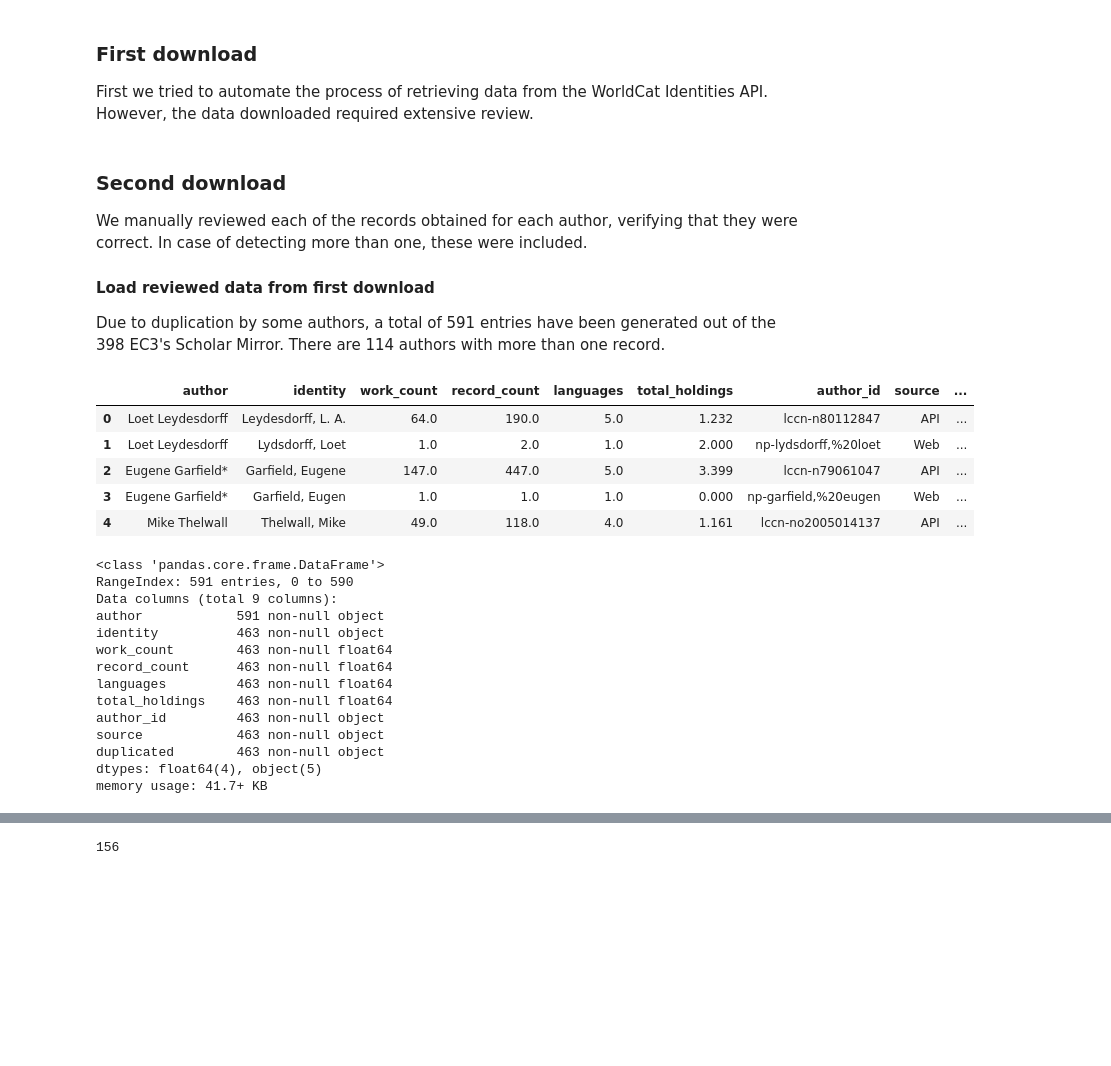
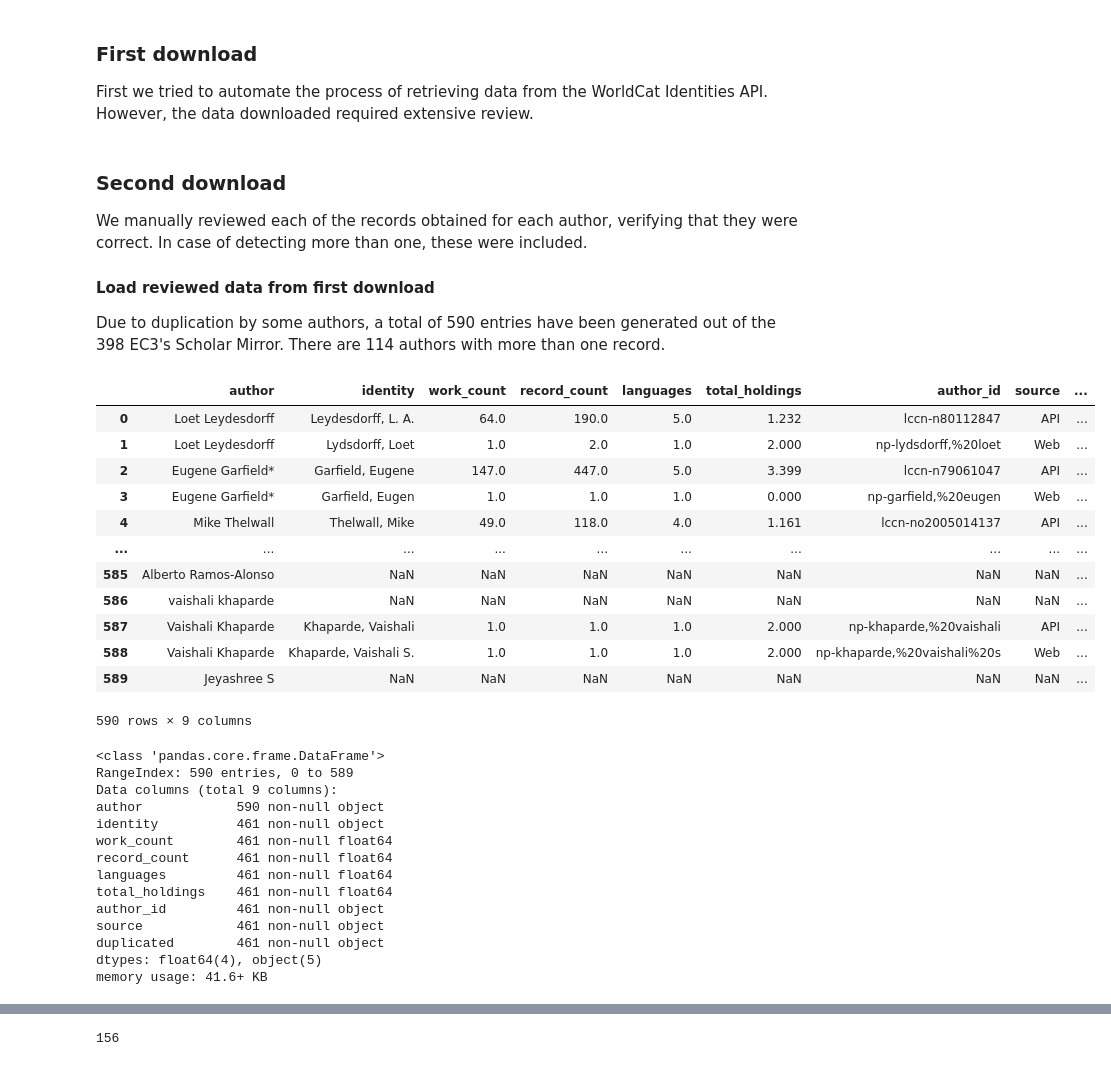
Before and after one commit to Wences91/library_catalog_wi, a Jupyter notebook: index.ipynb, the cells around one changed output, grey strips where cells are left out. Cells and saved outputs as stored; diff of their text form; code cells hidden in the pictures; blank space fills up the shorter version.

```diff
--- a/index.ipynb
+++ b/index.ipynb
@@ -24,37 +25,44 @@ First we tried to automate the process of retrieving data from the WorldCat Iden
 We manually reviewed each of the records obtained for each author, verifying that they were correct. In case of detecting more than one, these were included.
 
 #### Load reviewed data from first download
-Due to duplication by some authors, a total of 591 entries have been generated out of the 398 EC3's Scholar Mirror. There are 114 authors with more than one record.
+Due to duplication by some authors, a total of 590 entries have been generated out of the 398 EC3's Scholar Mirror. There are 114 authors with more than one record.
 # %%
-fixed_authors = pandas.read_csv('data/Fixed_Authors.tsv',
-                               sep = '\t',
-                               na_values = 'NA',
-                               header = 0)
-fixed_authors.head()
+fixed_authors = pd.read_csv('data/Fixed_Authors.tsv',
+                            sep = '\t',
+                            na_values = 'NA',
+                            header = 0)
+fixed_authors
 # %% [output]
 |  | author | identity | work_count | record_count | languages | total_holdings | author_id | source | ... |
 | 0 | Loet Leydesdorff | Leydesdorff, L. A. | 64.0 | 190.0 | 5.0 | 1.232 | lccn-n80112847 | API | ... |
 | 1 | Loet Leydesdorff | Lydsdorff, Loet | 1.0 | 2.0 | 1.0 | 2.000 | np-lydsdorff,%20loet | Web | ... |
 | 2 | Eugene Garfield* | Garfield, Eugene | 147.0 | 447.0 | 5.0 | 3.399 | lccn-n79061047 | API | ... |
 | 3 | Eugene Garfield* | Garfield, Eugen | 1.0 | 1.0 | 1.0 | 0.000 | np-garfield,%20eugen | Web | ... |
 | 4 | Mike Thelwall | Thelwall, Mike | 49.0 | 118.0 | 4.0 | 1.161 | lccn-no2005014137 | API | ... |
+| ... | ... | ... | ... | ... | ... | ... | ... | ... | ... |
+| 585 | Alberto Ramos-Alonso | NaN | NaN | NaN | NaN | NaN | NaN | NaN | ... |
+| 586 | vaishali khaparde | NaN | NaN | NaN | NaN | NaN | NaN | NaN | ... |
+| 587 | Vaishali Khaparde | Khaparde, Vaishali | 1.0 | 1.0 | 1.0 | 2.000 | np-khaparde,%20vaishali | API | ... |
+| 588 | Vaishali Khaparde | Khaparde, Vaishali S. | 1.0 | 1.0 | 1.0 | 2.000 | np-khaparde,%20vaishali%20s | Web | ... |
+| 589 | Jeyashree S | NaN | NaN | NaN | NaN | NaN | NaN | NaN | ... |
+590 rows × 9 columns
 # %%
 fixed_authors.info()
 # %% [output]
 <class 'pandas.core.frame.DataFrame'>
-RangeIndex: 591 entries, 0 to 590
+RangeIndex: 590 entries, 0 to 589
 Data columns (total 9 columns):
-author            591 non-null object
-identity          463 non-null object
-work_count        463 non-null float64
-record_count      463 non-null float64
-languages         463 non-null float64
-total_holdings    463 non-null float64
-author_id         463 non-null object
-source            463 non-null object
-duplicated        463 non-null object
+author            590 non-null object
+identity          461 non-null object
+work_count        461 non-null float64
+record_count      461 non-null float64
+languages         461 non-null float64
+total_holdings    461 non-null float64
+author_id         461 non-null object
+source            461 non-null object
+duplicated        461 non-null object
 dtypes: float64(4), object(5)
-memory usage: 41.7+ KB
+memory usage: 41.6+ KB
 # %%
 fixed_authors.describe(include='all')
 # %% [output]
```
Also changed, not shown: parts of 53 cells of this notebook, 8 other files.
